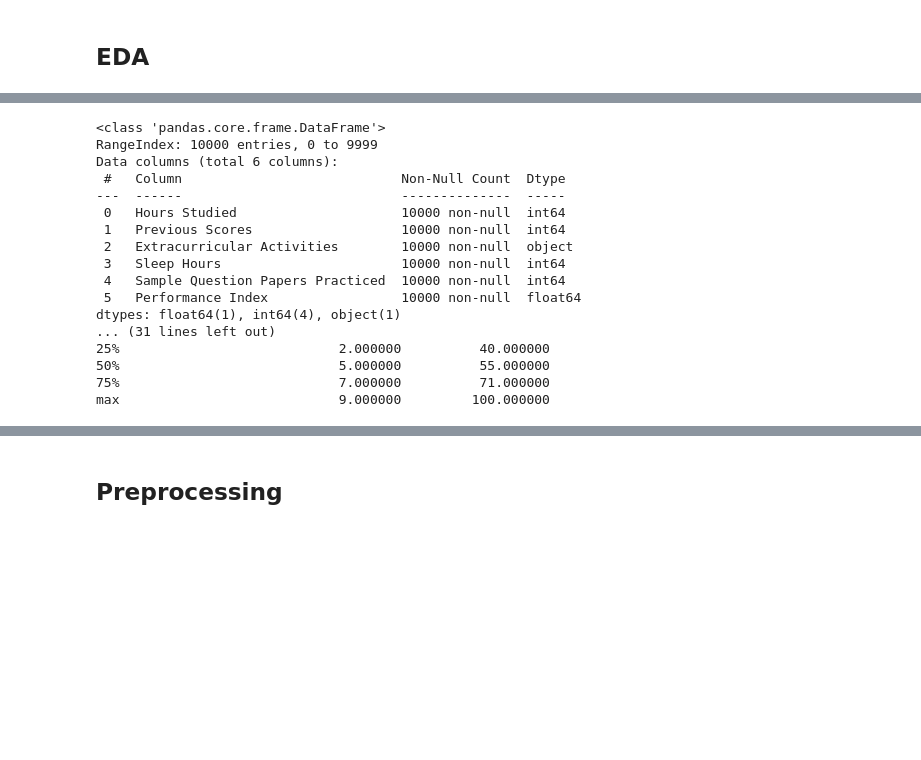
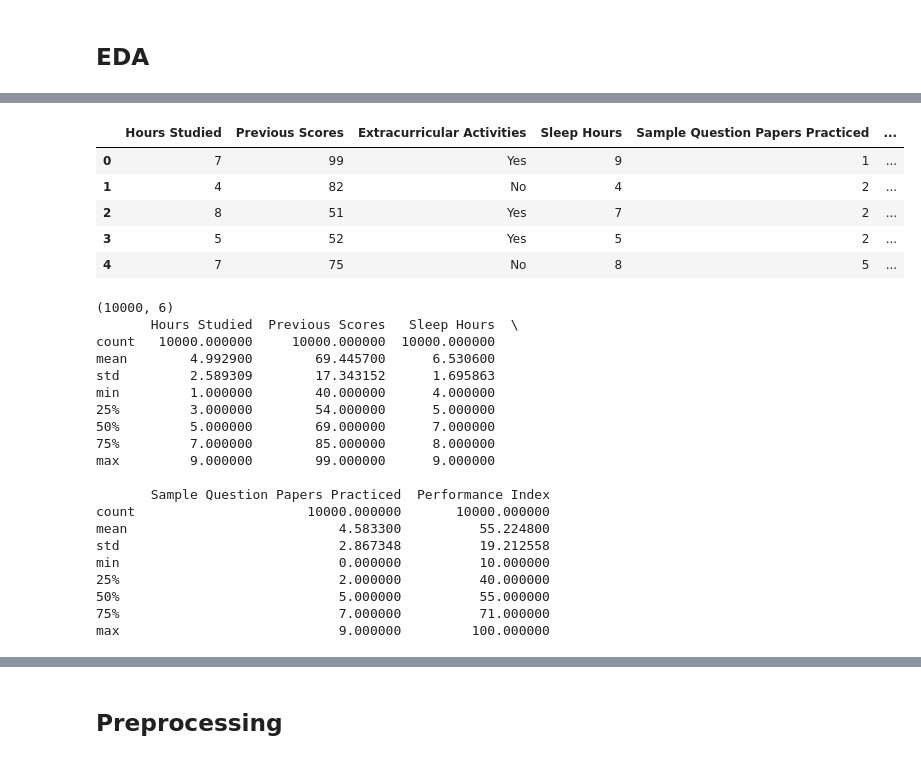
Before and after one commit to AKSHAT-KUMAR-14/Machine-Learning-Assignment-1, a Jupyter notebook: PolynomialRegression.ipynb, the cells around one changed output, grey strips where cells are left out. Drawn from its saved outputs; the diff is of its cells as text; code cells hidden in the pictures; blank space fills up the shorter version.

```diff
--- a/PolynomialRegression.ipynb
+++ b/PolynomialRegression.ipynb
@@ -17,22 +33,32 @@ test = pd.read_csv('data/Student_Performance.csv')
+# %%
+test.head()
+# %% [output]
+|  | Hours Studied | Previous Scores | Extracurricular Activities | Sleep Hours | Sample Question Papers Practiced | ... |
+| 0 | 7 | 99 | Yes | 9 | 1 | ... |
+| 1 | 4 | 82 | No | 4 | 2 | ... |
+| 2 | 8 | 51 | Yes | 7 | 2 | ... |
+| 3 | 5 | 52 | Yes | 5 | 2 | ... |
+| 4 | 7 | 75 | No | 8 | 5 | ... |
 # %%
-print(test.info())
-print(test.head())
 print(test.shape)
 print(test.describe())
 # %% [output]
-<class 'pandas.core.frame.DataFrame'>
-RangeIndex: 10000 entries, 0 to 9999
-Data columns (total 6 columns):
- #   Column                            Non-Null Count  Dtype
----  ------                            --------------  -----
- 0   Hours Studied                     10000 non-null  int64
- 1   Previous Scores                   10000 non-null  int64
- 2   Extracurricular Activities        10000 non-null  object
- 3   Sleep Hours                       10000 non-null  int64
- 4   Sample Question Papers Practiced  10000 non-null  int64
- 5   Performance Index                 10000 non-null  float64
-dtypes: float64(1), int64(4), object(1)
-... (31 lines left out)
+(10000, 6)
+       Hours Studied  Previous Scores   Sleep Hours  \
+count   10000.000000     10000.000000  10000.000000
+mean        4.992900        69.445700      6.530600
+std         2.589309        17.343152      1.695863
+min         1.000000        40.000000      4.000000
+25%         3.000000        54.000000      5.000000
+50%         5.000000        69.000000      7.000000
+75%         7.000000        85.000000      8.000000
+max         9.000000        99.000000      9.000000
+
+       Sample Question Papers Practiced  Performance Index
+count                      10000.000000       10000.000000
+mean                           4.583300          55.224800
+std                            2.867348          19.212558
+min                            0.000000          10.000000
 25%                            2.000000          40.000000
 50%                            5.000000          55.000000
 75%                            7.000000          71.000000
```
Also changed, not shown: parts of 12 cells of this notebook, 3 other files.
